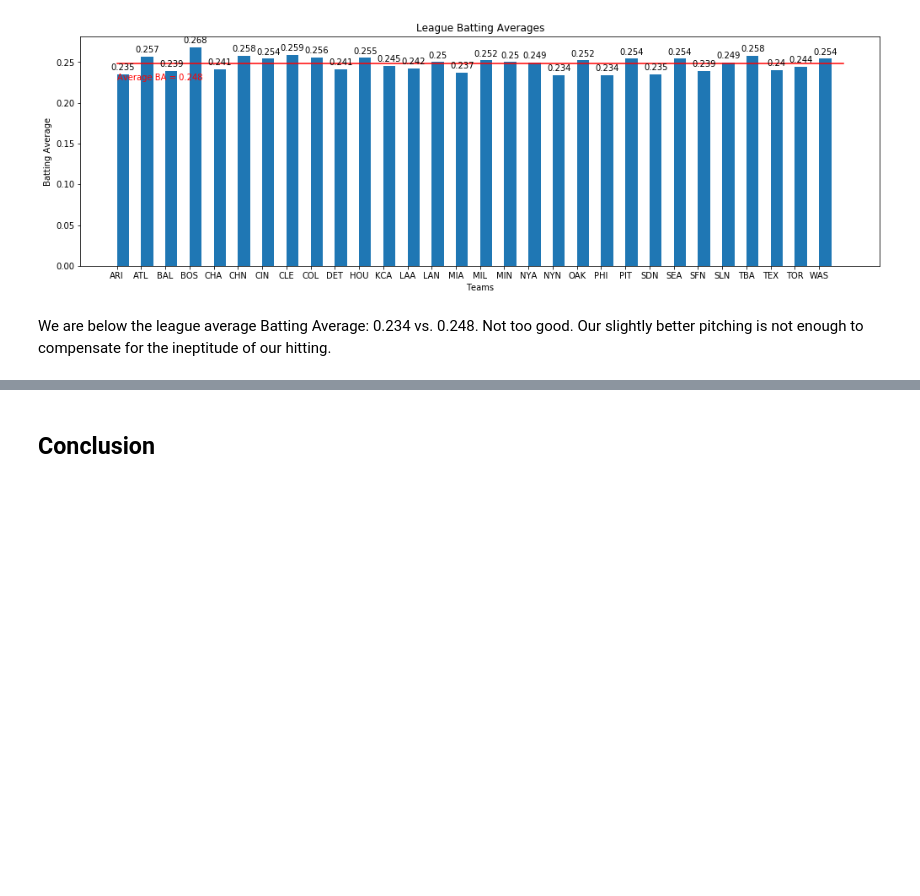
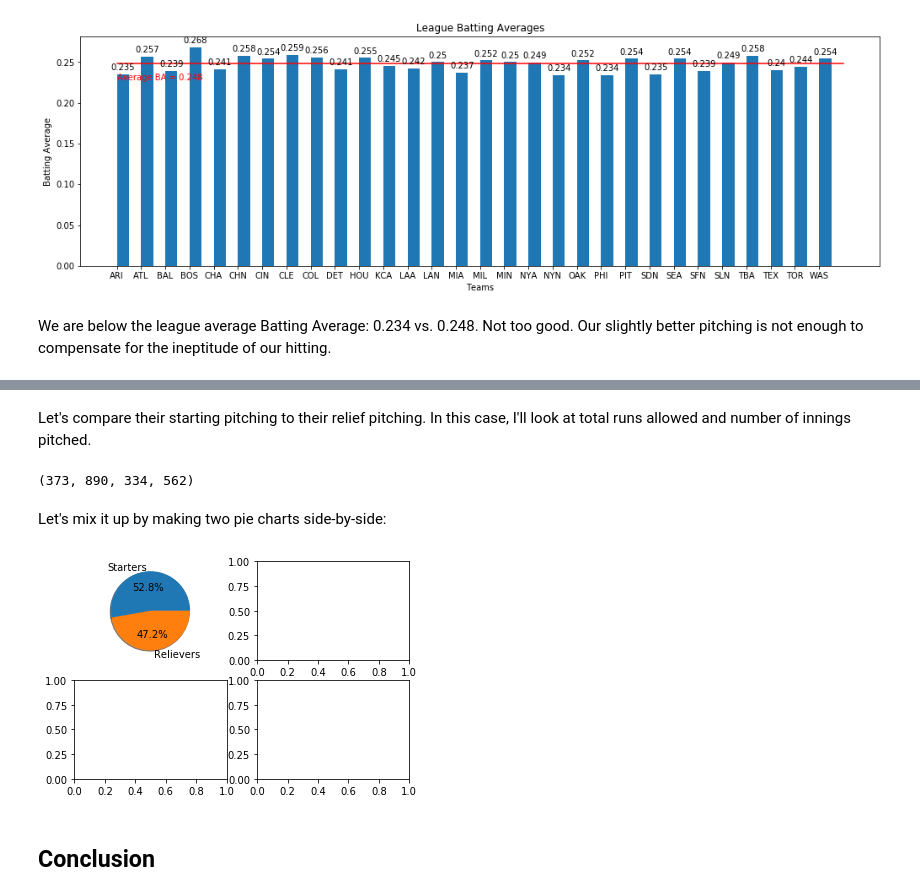
Before and after one commit to robertfg/python-class-project, a Jupyter notebook: python-class-project.ipynb, the cells around one changed output, grey strips where cells are left out. Cells and saved outputs as stored; diff of their text form; code cells hidden in the pictures; blank space fills up the shorter version.

Commit message:
Attempted pie chart

```diff
--- a/python-class-project.ipynb
+++ b/python-class-project.ipynb
@@ -558,0 +559,3 @@ What about starters vs. relievers?  To look at this information, I'll separate o
+# %%
+mets_starters = mets_pitching[(mets_pitching["Games Started"] > 10) | (mets_pitching["playerID"] == 'harvema01')]
+mets_starters
@@ -558,0 +571,3 @@ What about starters vs. relievers?  To look at this information, I'll separate o
+# %%
+mets_relievers = pd.concat([mets_pitching, mets_starters, mets_starters]).drop_duplicates(keep=False)
+mets_relievers
@@ -559,3 +592,31 @@ What about starters vs. relievers?  To look at this information, I'll separate o
+# %% [markdown]
+Let's compare their starting pitching to their relief pitching.  In this case, I'll look at total runs allowed and number of innings pitched.
+# %%
+starters_runs = np.sum(mets_starters.Runs)
+starters_ip = np.sum(mets_starters["Innings Pitched"])
+
+relievers_runs = np.sum(mets_relievers.Runs)
+relievers_ip = np.sum(mets_relievers["Innings Pitched"])
+
+starters_runs, starters_ip, relievers_runs, relievers_ip
+# %% [output]
+(373, 890, 334, 562)
+# %% [markdown]
+Let's mix it up by making two pie charts side-by-side:
+# %%
+# Some data
+labels = 'Starters', 'Relievers'
+runs = [starters_runs, relievers_runs]
+
+# Make figure and axes
+fig, axs = plt.subplots(2, 2)
+
+# A standard pie plot
+axs[0, 0].pie(runs, labels=labels, autopct='%1.1f%%', shadow=True)
+
+plt.show()
+# %% [output]
+[figure, added]
 # %% [markdown]
 ## Conclusion
 # %% [markdown]
```
Also changed, not shown: parts of 3 cells of this notebook.
